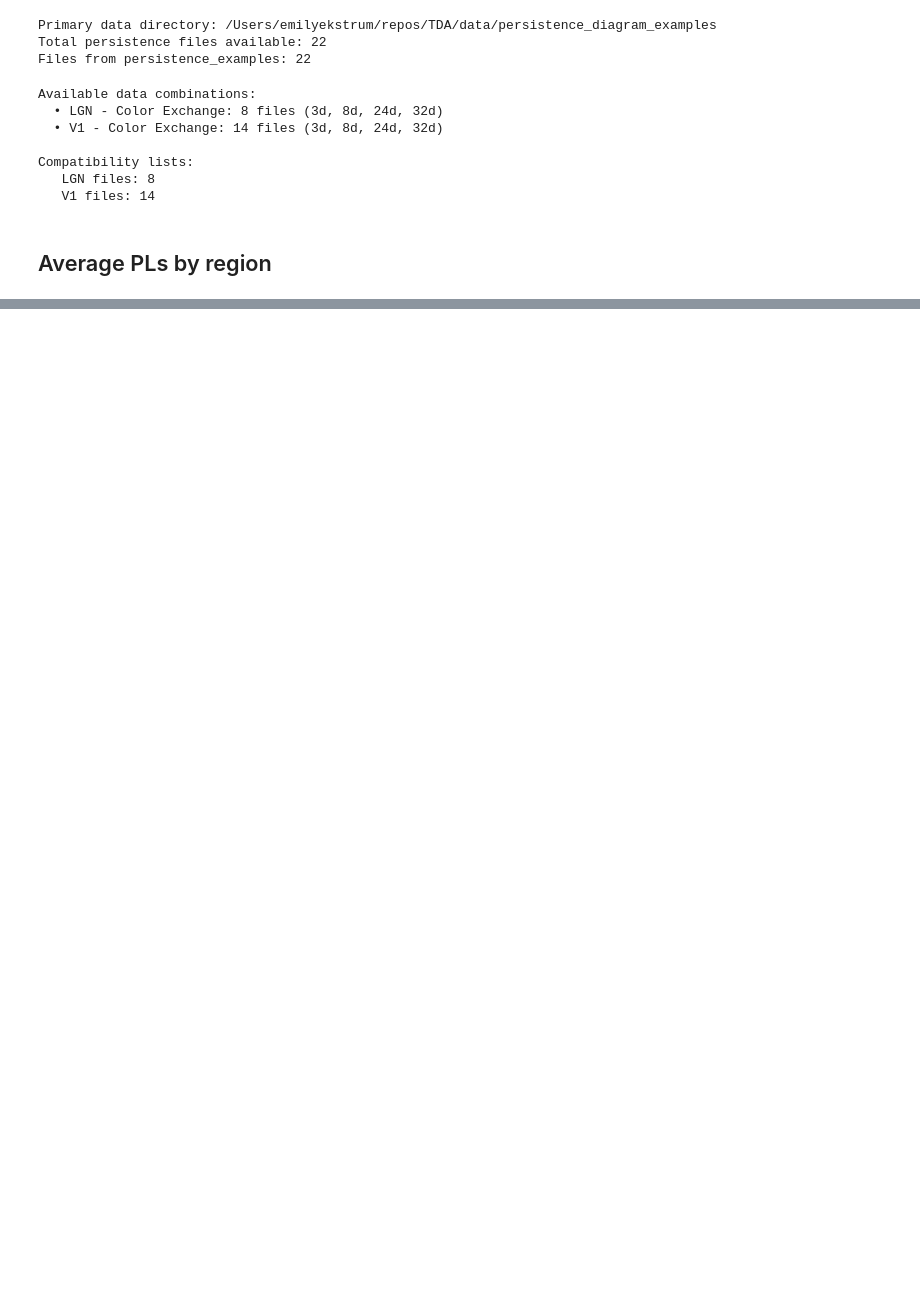
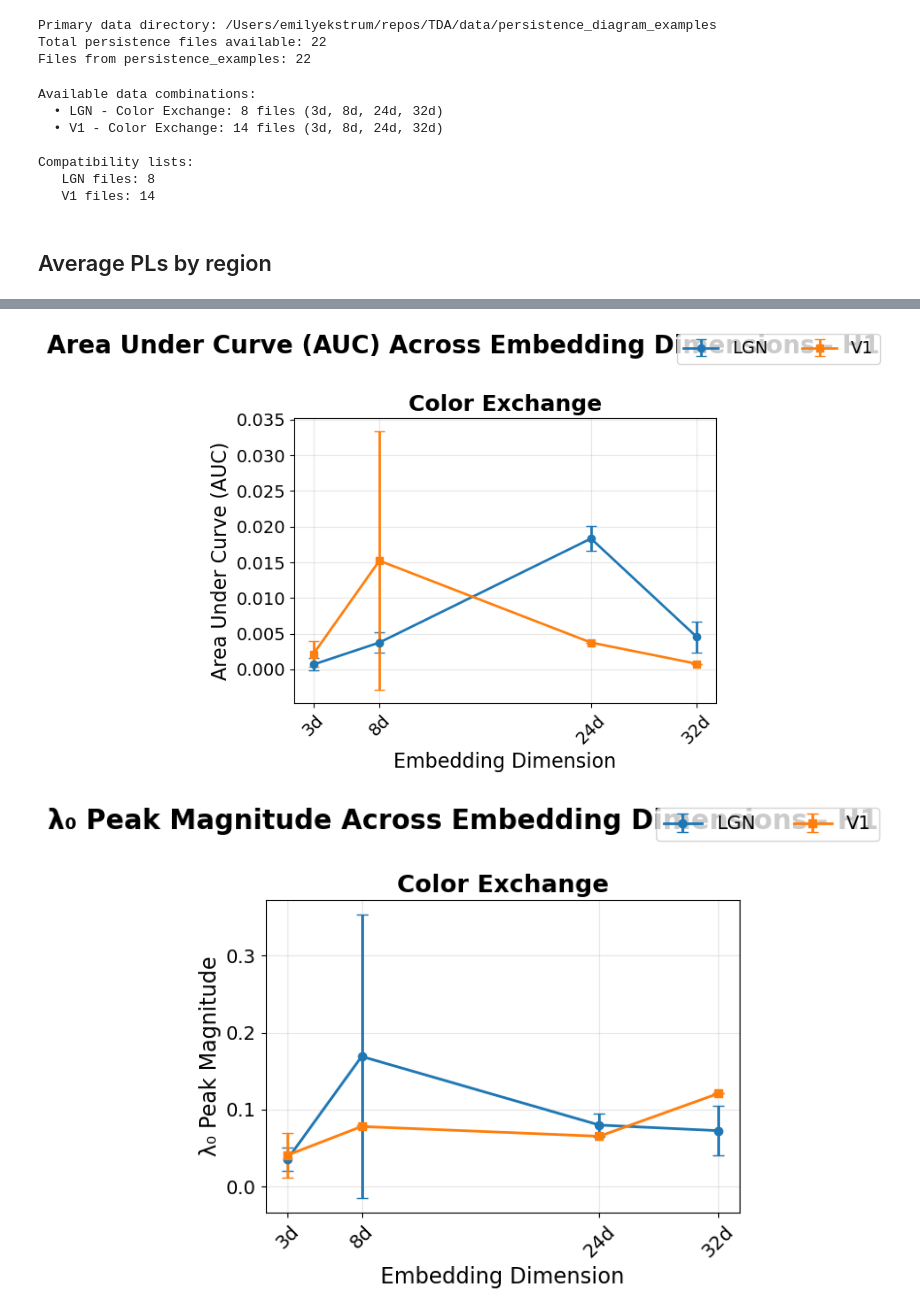
Before and after one commit to emilyekstrum/TDA, a Jupyter notebook: notebooks/04_persistence_landscapes.ipynb, the cells around one changed output, grey strips where cells are left out. Cells and saved outputs as stored; diff of their text form; code cells hidden in the pictures; blank space fills up the shorter version.

Commit message:
adding plots

```diff
--- a/notebooks/04_persistence_landscapes.ipynb
+++ b/notebooks/04_persistence_landscapes.ipynb
@@ -955,0 +690,78 @@ else:
+# %%
+# plots for AUC, peak position, and layer count across embedding dimensions
+
+if 'topo_metrics_df' in locals() and not topo_metrics_df.empty and 'summary_df' in locals() and not summary_df.empty:
+    dim_numeric_order = [int(d.replace('d', '')) for d in embedding_dims]
+    dim_label_map = dict(zip(dim_numeric_order, embedding_dims))
+
+    # get available stimuli from the data
+    available_stimuli_in_metrics = sorted(summary_df['stimulus'].unique())
+
+    region_styles = {
+        'LGN': {'color': 'tab:blue', 'marker': 'o'},
+        'V1': {'color': 'tab:orange', 'marker': 's'}
+    }
+
+    metric_specs = [
+        ('auc', 'Area Under Curve (AUC)'),
+        ('peak_position', 'λ\u2080 Peak Magnitude'),
+        ('layer_count', 'Active Landscape Layers')
+    ]
+
+    for metric, metric_label in metric_specs:
+        mean_col = f'{metric}_mean'
+        std_col = f'{metric}_std'
+
+        n_stim_plots = len(available_stimuli_in_metrics)
+        fig, axes = plt.subplots(1, n_stim_plots, figsize=(6*n_stim_plots, 5), sharey=False)
+        if n_stim_plots == 1:
+            axes = [axes]
+
+        legend_handles = {}
+
+        for ax, stim in zip(axes, available_stimuli_in_metrics):
+            stim_data = summary_df[summary_df['stimulus'] == stim]
+            for region, style in region_styles.items():
+                region_data = (
+                    stim_data[stim_data['region'] == region]
+                    .sort_values('dimension_numeric')
+                )
+                if region_data.empty:
+                    continue
+                y = region_data[mean_col]
+                yerr = region_data[std_col].fillna(0.0)
+                counts = region_data['diagram_count'].fillna(0).astype(int)
+                handle = ax.errorbar(
+                    region_data['dimension_numeric'],
+                    y,
+                    yerr=yerr,
+                    label=region,
+                    color=style['color'],
+                    marker=style['marker'],
+                    linewidth=2,
+                    capsize=4
+                )
+                legend_handles[region] = handle
+
+            ax.set_title(stim, fontsize=18, fontweight='bold')
+            ax.set_xlabel('Embedding Dimension', fontsize=16)
+            ax.grid(alpha=0.3)
+            ax.tick_params(axis='x', labelsize=14)
+            ax.tick_params(axis='y', labelsize=14)
+            ax.set_xticks(dim_numeric_order)
+            ax.set_xticklabels([dim_label_map[d] for d in dim_numeric_order if d in dim_label_map], rotation=45)
+
+        axes[0].set_ylabel(metric_label, fontsize=16)
+
+        if legend_handles:
+            fig.legend(legend_handles.values(), legend_handles.keys(),
+                      loc='upper right', ncol=len(region_styles), fontsize=14)
+        fig.suptitle(f'{metric_label} Across Embedding Dimensions - H{hom_deg}',
+                    fontsize=20, y=1.02, fontweight='bold')
+        plt.tight_layout()
+        plt.show()
+else:
+    print('No data available for plotting metrics across embedding dimensions.')
+# %% [output]
+[figure, added]
+[figure, added]
```
Also changed, not shown: parts of 19 cells of this notebook, 1 other file.
